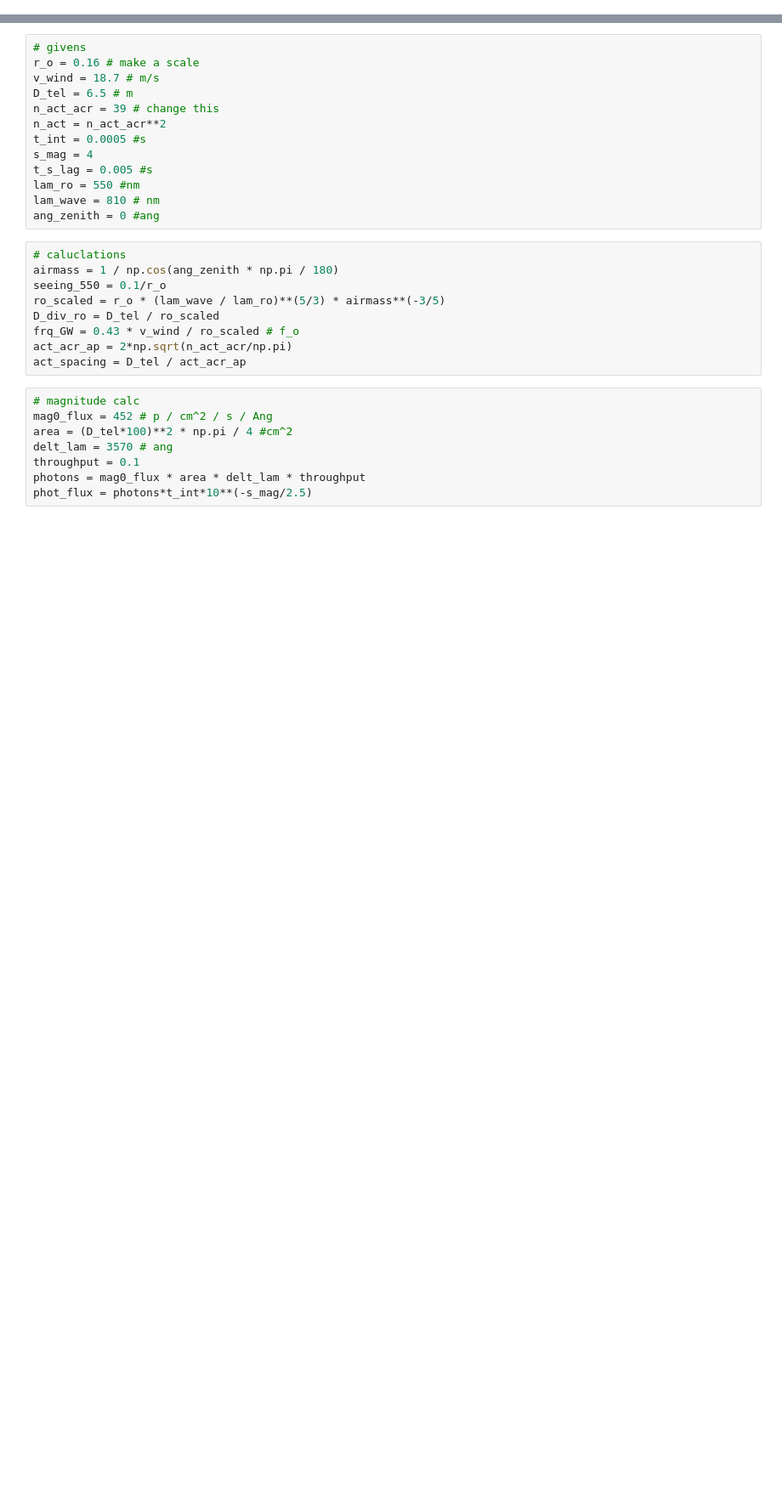
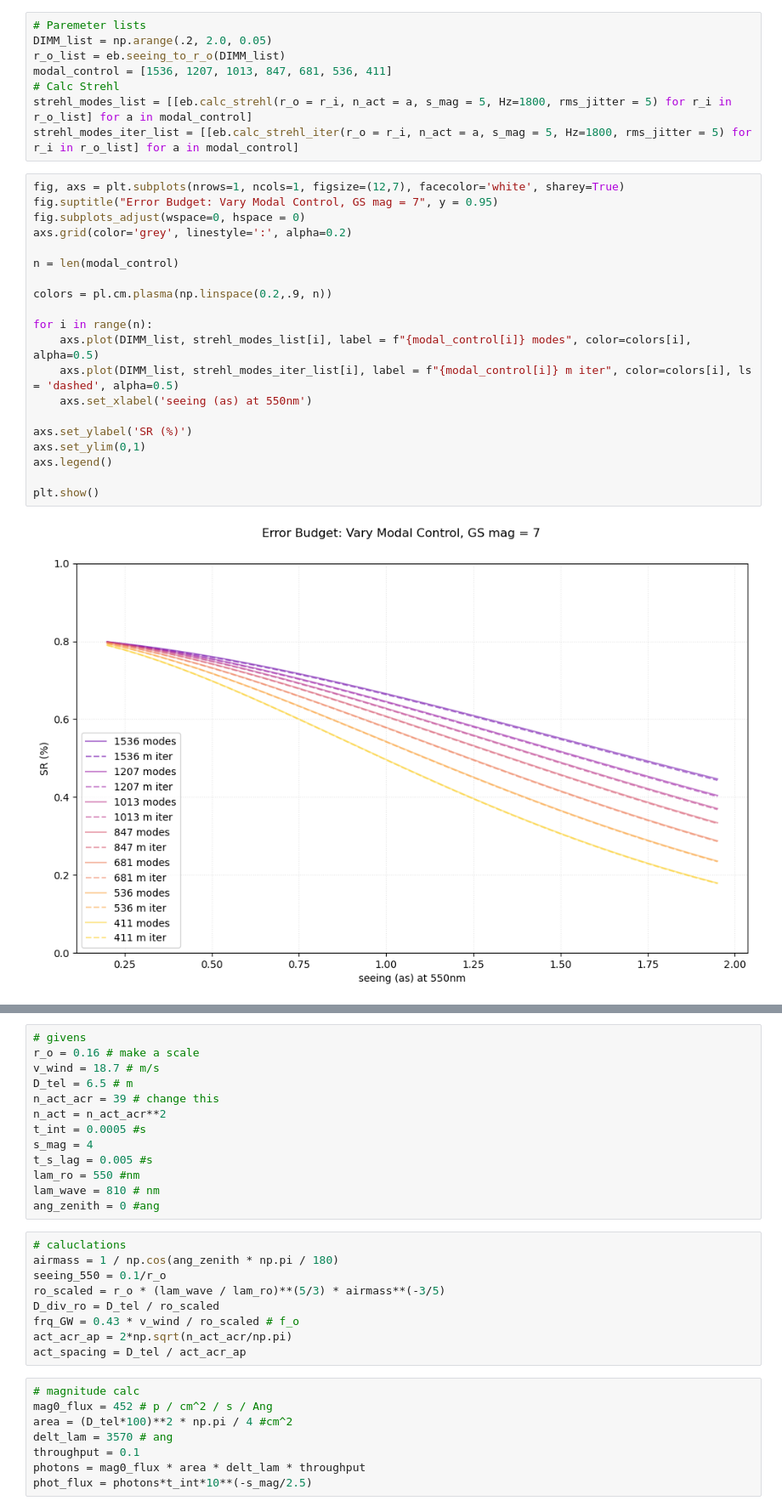
Before and after one commit to edenacadia/sparkles, a Jupyter notebook: sim/fitting_error.ipynb, the cells around one changed output, grey strips where cells are left out. Shown at 85% size. Saved outputs shown, nothing was run; the diff lists cells and outputs as text; blank space fills up the shorter version.

Commit message:
err budget iter added

```diff
--- a/sim/fitting_error.ipynb
+++ b/sim/fitting_error.ipynb
@@ -13,0 +26,30 @@ import matplotlib.pylab as pl
+# %%
+# Paremeter lists
+DIMM_list = np.arange(.2, 2.0, 0.05)
+r_o_list = eb.seeing_to_r_o(DIMM_list)
+modal_control = [1536, 1207, 1013, 847, 681, 536, 411]
+# Calc Strehl
+strehl_modes_list = [[eb.calc_strehl(r_o = r_i, n_act = a, s_mag = 5, Hz=1800, rms_jitter = 5) for r_i in r_o_list] for a in modal_control]
+strehl_modes_iter_list = [[eb.calc_strehl_iter(r_o = r_i, n_act = a, s_mag = 5, Hz=1800, rms_jitter = 5) for r_i in r_o_list] for a in modal_control]
+# %%
+fig, axs = plt.subplots(nrows=1, ncols=1, figsize=(12,7), facecolor='white', sharey=True)
+fig.suptitle("Error Budget: Vary Modal Control, GS mag = 7", y = 0.95)
+fig.subplots_adjust(wspace=0, hspace = 0)
+axs.grid(color='grey', linestyle=':', alpha=0.2)
+
+n = len(modal_control)
+
+colors = pl.cm.plasma(np.linspace(0.2,.9, n))
+
+for i in range(n):
+    axs.plot(DIMM_list, strehl_modes_list[i], label = f"{modal_control[i]} modes", color=colors[i], alpha=0.5)
+    axs.plot(DIMM_list, strehl_modes_iter_list[i], label = f"{modal_control[i]} m iter", color=colors[i], ls = 'dashed', alpha=0.5)
+    axs.set_xlabel('seeing (as) at 550nm')
+
+axs.set_ylabel('SR (%)')
+axs.set_ylim(0,1)
+axs.legend()
+
+plt.show()
+# %% [output]
+[figure, added]
```
Also changed, not shown: parts of 34 cells of this notebook, 1 other file.
